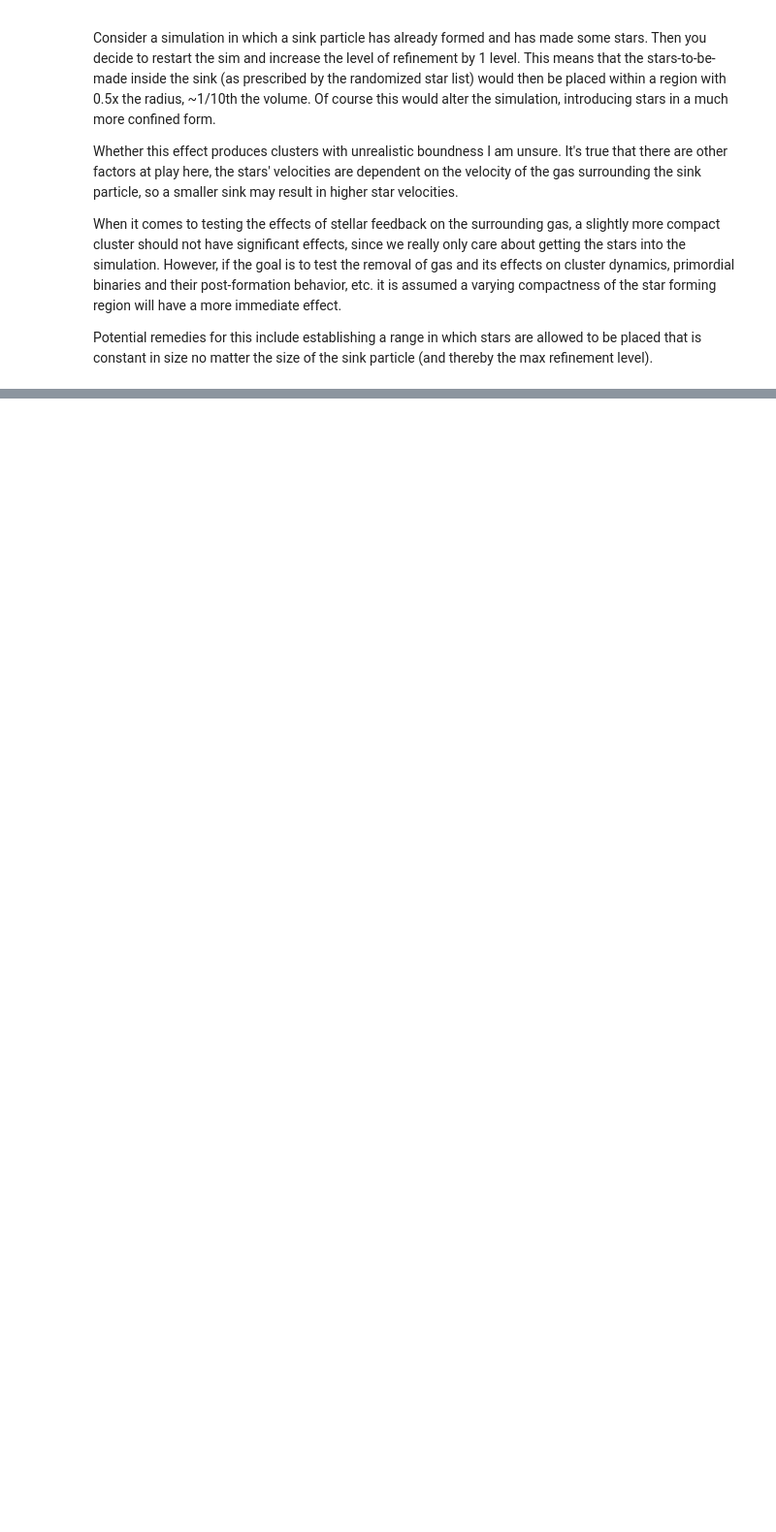
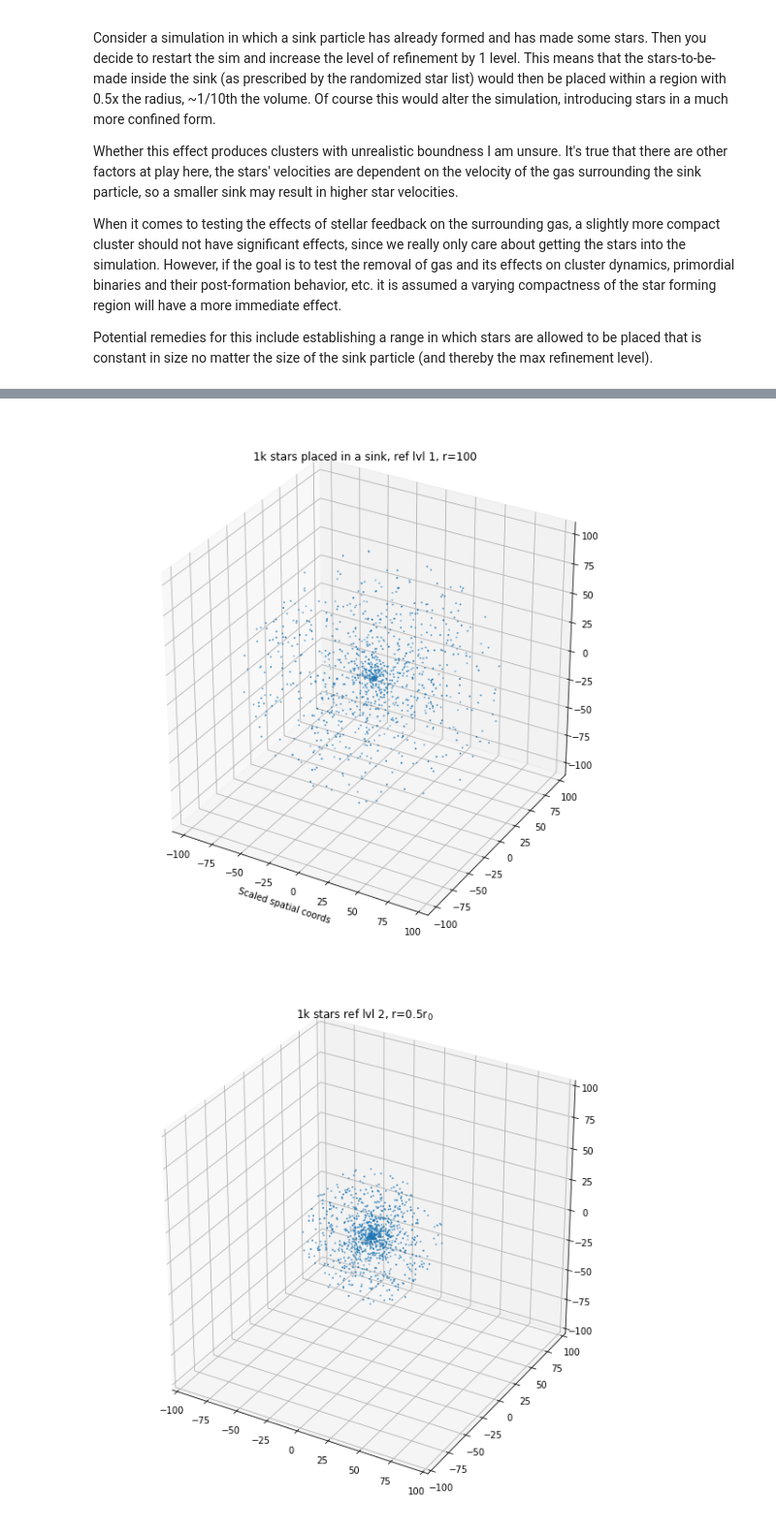
Before and after one commit to seanlabean/Learing-In-Progress, a Jupyter notebook: StarFormation/StarPlacement/Star-Placement-TORCH.ipynb, the cells around one changed output, grey strips where cells are left out. Shown at 97% size. Cells and saved outputs as stored; diff of their text form; code cells hidden in the pictures; blank space fills up the shorter version.

Commit message:
Jupyter notebook to test TORCH star placement algorithm.

```diff
--- a/StarFormation/StarPlacement/Star-Placement-TORCH.ipynb
+++ b/StarFormation/StarPlacement/Star-Placement-TORCH.ipynb
@@ -36,6 +37,21 @@ sink_rad = 100.0
 nnew = 1000
 
 star_position = sink_pos + sink_rad * np.random.rand(nnew, 1)*random_three_vector(nnew)
+# %%
+def generate_star_coordinates(sink_rad, nstars):
+    sink_pos = (0,0,0)
+    star_position = sink_pos + sink_rad * np.random.rand(nstars, 1)*random_three_vector(nstars)
+    xlist = []
+    ylist = []
+    zlist = []
+    maglist = []
+    for i,j in enumerate(star_position):
+        xlist.append(star_position[i][0])
+        ylist.append(star_position[i][1])
+        zlist.append(star_position[i][2])
+        mag = np.sqrt(star_position[i][0] ** 2 + star_position[i][1] ** 2 + star_position[i][2] ** 2)
+        maglist.append(mag)
+    return xlist, ylist, zlist, maglist
 # %%
 xlist = []
 ylist = []
@@ -64,0 +81,32 @@ plt.show()
+# %%
+x, y, z, mag = generate_star_coordinates(100,1000)
+xsmall, ysmall, zsmall, magsmall = generate_star_coordinates(50,1000)
+xtiny, ytiny, ztiny, magtiny = generate_star_coordinates(25,1000)
+# %%
+fig = plt.figure(figsize=(8,8))
+ax = Axes3D(fig)
+ax.scatter(x, y, z, s=1)
+ax.set_title("1k stars placed in a sink, ref lvl 1, r=100")
+ax.set_xlabel("Scaled spatial coords")
+plt.show()
+
+fig = plt.figure(figsize=(8,8))
+ax = Axes3D(fig)
+ax.set_xlim(-100,100)
+ax.set_ylim(-100,100)
+ax.set_zlim(-100,100)
+ax.set_title("1k stars ref lvl 2, r=0.5r$_{0}$")
+ax.scatter(xsmall, ysmall, zsmall, s=1)
+plt.show()
+
+fig = plt.figure(figsize=(8,8))
+ax = Axes3D(fig)
+ax.set_xlim(-100,100)
+ax.set_ylim(-100,100)
+ax.set_zlim(-100,100)
+ax.set_title("1k stars ref lvl 3, r=0.25r$_{0}$")
+ax.scatter(xtiny, ytiny, ztiny, s=1)
+plt.show()
+# %% [output]
+[figure, added]
+[figure, added]
```
Also changed, not shown: parts of 3 cells of this notebook.
